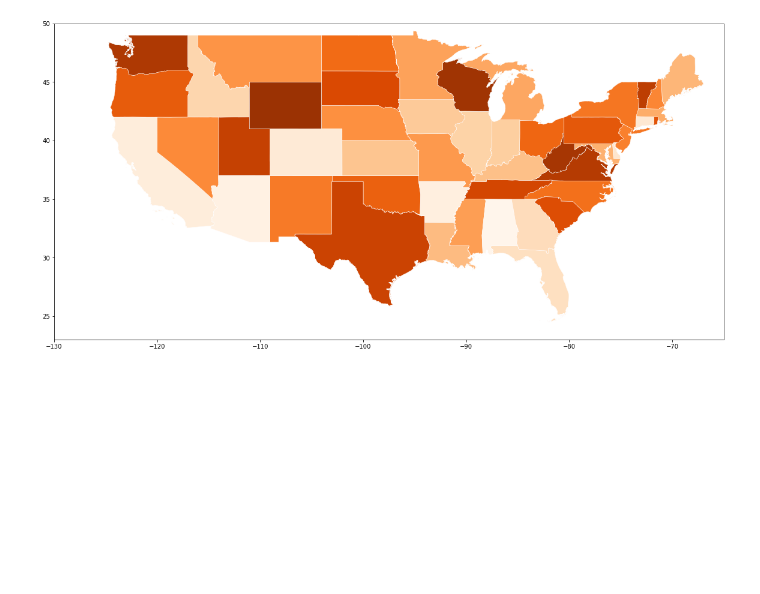
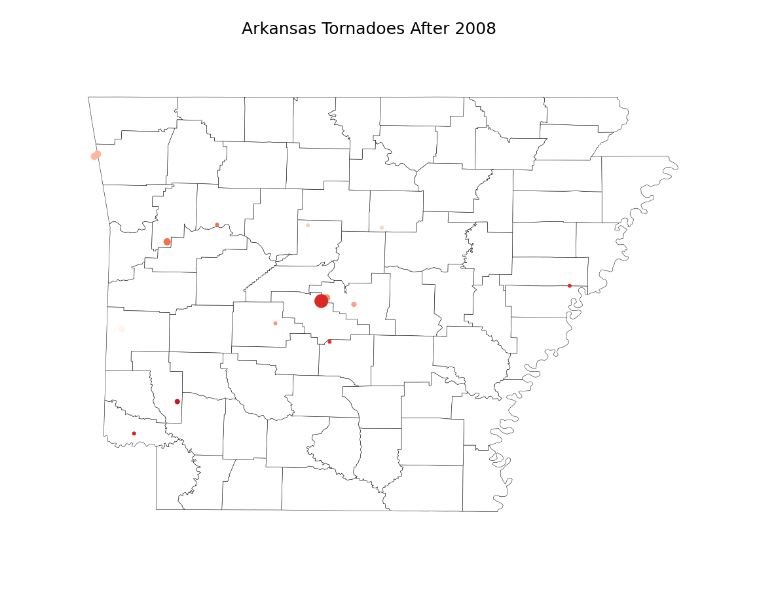
Before and after one commit to williamrhayes/TornadoAnalysis, a Jupyter notebook: Programs/TornadoAnalysis_GP.ipynb, the cells around one changed output. Saved outputs shown, nothing was run; the diff lists cells and outputs as text; code cells hidden in the pictures; blank space fills up the shorter version.

```diff
--- a/Programs/TornadoAnalysis_GP.ipynb
+++ b/Programs/TornadoAnalysis_GP.ipynb
@@ -62,10 +67,0 @@ fig = counties.plot(ax=ax, color='white', linewidth=0.5, edgecolor='black').get_
-# %%
-ax = usa.plot(cmap='Oranges',column='GEOID', linewidth=0.5, edgecolor='white', figsize=(20,15))
-minx, miny, maxx, maxy = usa.total_bounds
-ax.set_xlim(-130, -65)
-ax.set_ylim(23, 50)
-usa.add
-fig = usa.plot(ax=ax, cmap='Oranges',column='GEOID', linewidth=0.5, edgecolor='white').get_figure()
-#fig.savefig("C:/Users/William/Documents/_UltraLearning/2020/9.2020/TornadoProject/Figures/USMAP.png")
-# %% [output]
-[figure, removed]
@@ -74,3 +68,24 @@ geolocator = Nominatim(user_agent="Rwanda Deluxe Insights")
+# %%
+# Drawing Arkansas with county lines
+ax = counties.plot(figsize=(20,15), color='white', linewidth=0.5, edgecolor='black')
+
+# Center the map on Arkansas
+ax.set_xlim(-95, -89.5)
+ax.set_ylim(32.5, 37)
+
+# Add a title and remove the black borders
+ax.set_title('Arkansas Tornadoes After 2008', fontdict={'fontsize': '25', 'fontweight':'6'})
+ax.axis('off')
+
+# Adding our tornadoes
+fig = tornado_td_gdf.plot(ax=ax,cmap='Reds', markersize=(tornado_td_gdf['Fatalities']*25)).get_figure()
+#fig = tornado_lo_gdf.plot(ax=ax,cmap='Reds', markersize=(tornado_lo_gdf['Fujita']*25)).get_figure()
+
+# Save the figure to my computer
+# (the .get_figure() method is important for this)
+#fig.savefig("C:/Users/William/Documents/_UltraLearning/2020/9.2020/TornadoProject/Figures/ArkansasTornadoesAfter08_fatalities.pdf")
+# %% [output]
+[figure, added]
 # %%
 # Accomplished with reference to
 # https://www.youtube.com/watch?v=wsSEKm-rU6U
```
Also changed, not shown: parts of 8 cells of this notebook.
